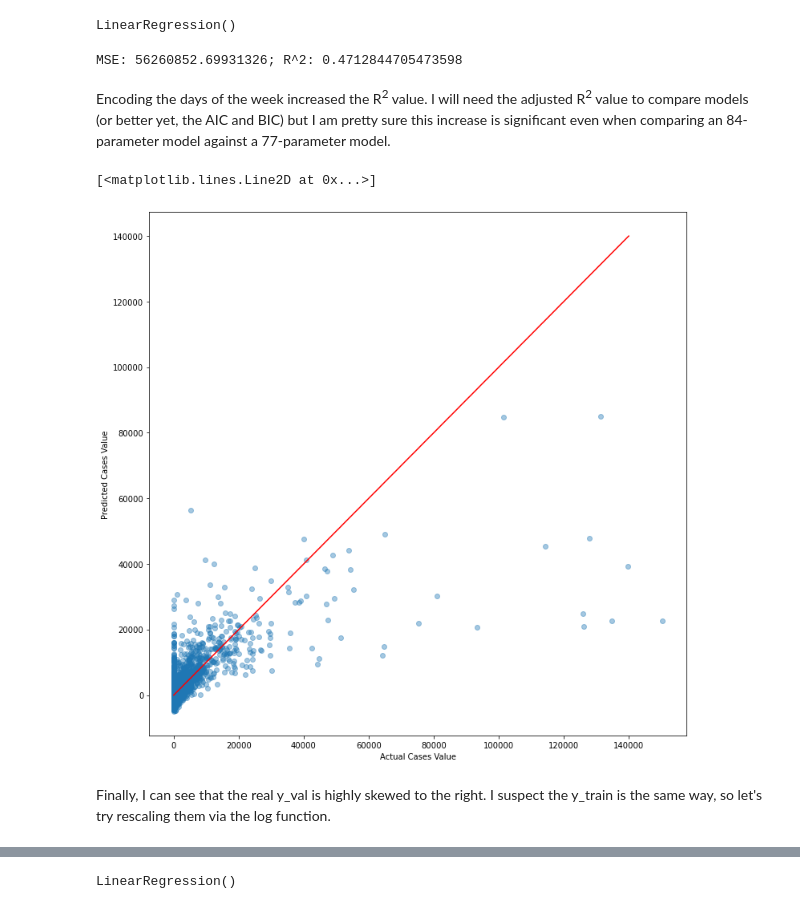
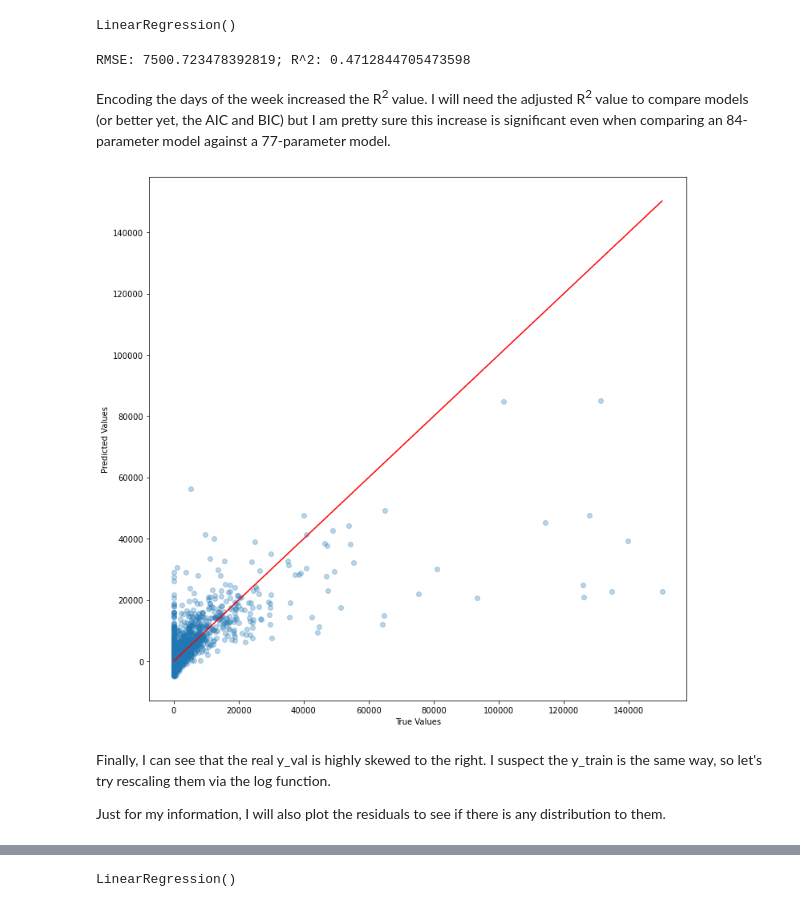
Before and after one commit to GaniPerez/COVID_Case_Prediction, a Jupyter notebook: COVID19_RNN_byState.ipynb, the cells around one changed output, grey strips where cells are left out. Cells and saved outputs as stored; diff of their text form; code cells hidden in the pictures.

```diff
--- a/COVID19_RNN_byState.ipynb
+++ b/COVID19_RNN_byState.ipynb
@@ -186,0 +175,3 @@ test_df_cut
+# %%
+test_df_cut = pd.read_csv("COVID19_cases_searches_naiveLR.csv")
+test_df_cut.head()
@@ -205,5 +241,3 @@ mean_squared_error(y_true = y_val, y_pred = y_val_pred)
 # %%
-fig, ax = plt.subplots(figsize = (12,12))
-
-ax.scatter(y_val, y_val_pred, alpha = 0.4)
+fig, ax = graph_true_vs_predict(y_val, y_val_pred)
 # %% [output]
@@ -576,4 +613,9 @@ df_ohe.to_csv("finished_df_COVID19.csv", index=False, sep=',')
 # %%
-df_ohe = pd.read_csv("finished_df_COVID19.csv", sep=',')
-df_ohe
+df_ohe = pd.read_csv("COVID19_cases_searches_dayOfWeek.csv", sep=',')
+df_ohe_anon = df_ohe.drop(['state', 'date'], axis=1)
+
+# One last thing: there are days with negative cases, which simply don't make sense. Since these models are not using time series yet, let's remove these observations.
+
+df_ohe_anon = df_ohe_anon[df_ohe_anon['cases'] >= 0]
+df_ohe_anon.shape
 # %% [output]
@@ -626,26 +636,18 @@ LinearRegression()
 # %%
 y_val_pred = mlr_dayOHE.predict(X_val)
 # %%
-rmse = mean_squared_error(y_true = y_val, y_pred = y_val_pred, squared=False)
-r2 = mlr_dayOHE.score(X_val, y_val)
+rmse = RMSE_val(y_val, y_val_pred)
+r2 = R2_val(y_val, y_val_pred)
 print(f"RMSE: {rmse}; R^2: {r2}")
 # %% [output]
-MSE: 56260852.69931326; R^2: 0.4712844705473598
+RMSE: 7500.723478392819; R^2: 0.4712844705473598
 # %% [markdown]
 Encoding the days of the week increased the R<sup>2</sup> value. I will need the adjusted R<sup>2</sup> value to compare models (or better yet, the AIC and BIC) but I am pretty sure this increase is significant even when comparing an 84-parameter model against a 77-parameter model.
 # %%
-fig, ax = plt.subplots(figsize = (12,12))
-
-ax.scatter(y_val, y_val_pred, alpha = 0.4)
-ax.set_xlabel("Actual Cases Value")
-ax.set_ylabel("Predicted Cases Value")
-
-x = np.linspace(0, 140000, 1000)
-y = x
-
-ax.plot(x, y, '-r')
+fig, ax = graph_true_vs_predict(y_val, y_val_pred)
 # %% [output]
-[<matplotlib.lines.Line2D at 0x...>]
-[figure, old version]
+[figure, new version]
 # %% [markdown]
 Finally, I can see that the real y_val is highly skewed to the right. I suspect the y_train is the same way, so let's try rescaling them via the log function.
+
+Just for my information, I will also plot the residuals to see if there is any distribution to them.
```
Also changed, not shown: parts of 158 cells of this notebook, 5 other files.
